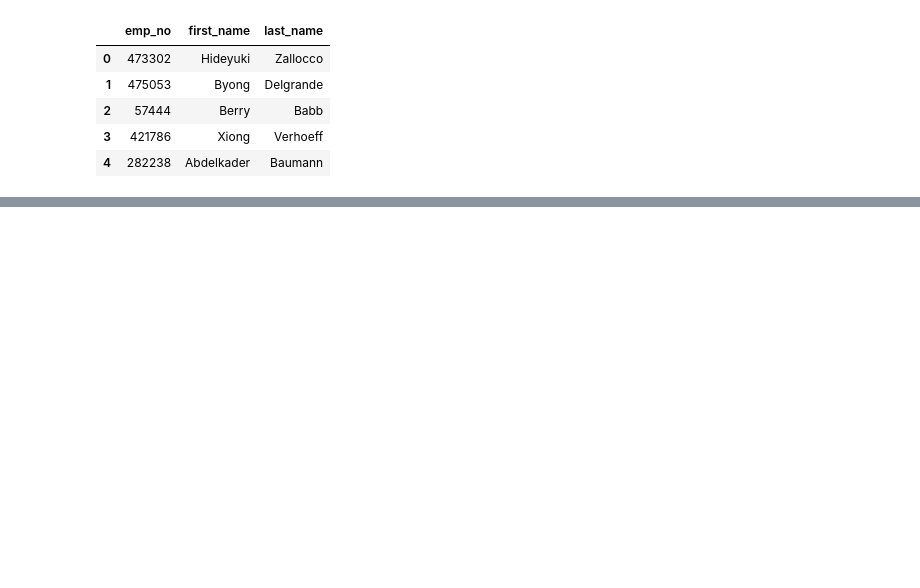
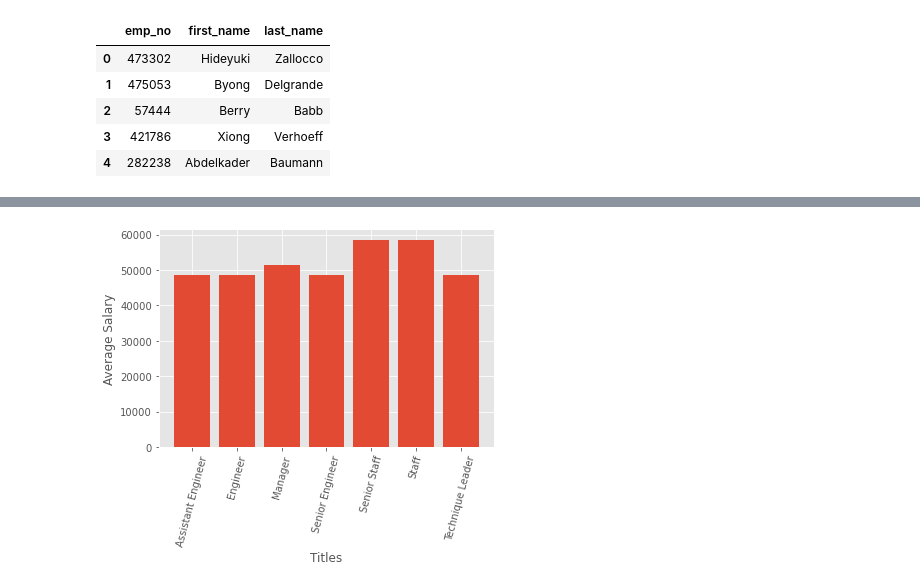
Before and after one commit to citizendez/SQL_Challenge, a Jupyter notebook: HR.ipynb, the cells around one changed output, grey strips where cells are left out. Drawn from its saved outputs; the diff is of its cells as text; code cells hidden in the pictures; blank space fills up the shorter version.

```diff
--- a/HR.ipynb
+++ b/HR.ipynb
@@ -47,10 +49,10 @@ plt.show()
 # %%
 #bring in data for salary by title
-cursor = db.execute("SELECT salary, title from salary_title")
+cursor = db.execute("SELECT title, Avg_salary from salary_title")
 salaries = cursor.fetchall()
 cursor.close()
 # %%
 #create df for salary by title
-df_salary = pd.DataFrame(salaries, columns=['salary'])
+df_salary = pd.DataFrame(salaries, columns=['title', 'Avg_salary'])
 df_salary.head()
 # %% [output]
@@ -57,0 +65,11 @@ ValueError: 1 columns passed, passed data had 2 columns
+# %%
+#create bar plot for salary by title
+plt.style.use('ggplot')
+plt.bar(df_salary['title'], df_salary['Avg_salary'])
+plt.xticks(rotation=75)
+plt.title = ('Average Salary by Title')
+plt.ylabel("Average Salary")
+plt.xlabel("Titles")
+plt.show()
+# %% [output]
+[figure, added]
```
Also changed, not shown: parts of 4 cells of this notebook, 1 other file.
